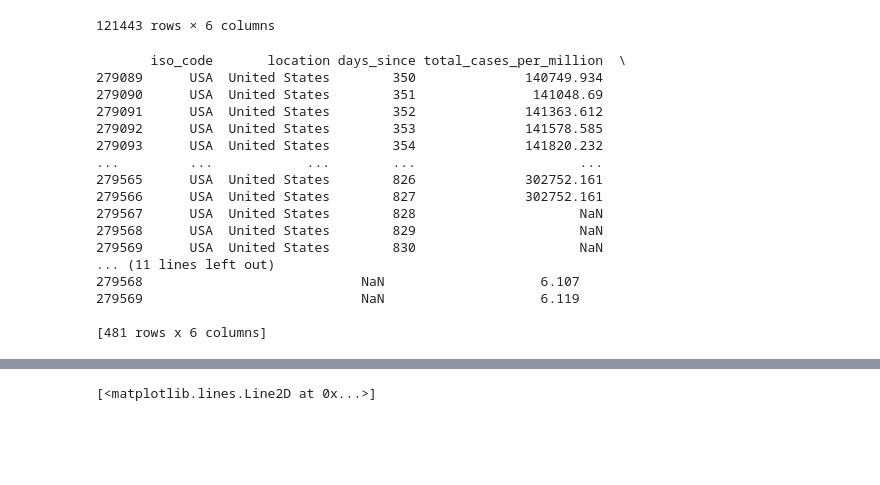
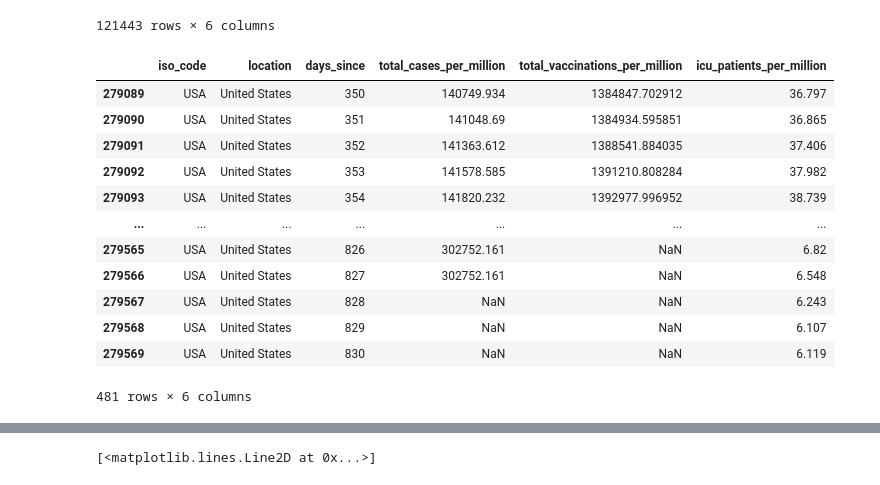
Before and after one commit to tubbsyal/BEE2024_p3, a Jupyter notebook: Part3_1Notebook.ipynb, the cells around one changed output, grey strips where cells are left out. Drawn from its saved outputs; the diff is of its cells as text; code cells hidden in the pictures; blank space fills up the shorter version.

```diff
--- a/Part3_1Notebook.ipynb
+++ b/Part3_1Notebook.ipynb
@@ -109,26 +95,22 @@ df2
 # %%
 df3 = df2.loc[df2['location']== 'United States']
 df4 = df2.loc[df2['location']== 'Chile']
 df5 = df2.loc[df2['location']== 'South Korea']
 df6 = df2.loc[df2['location']== 'France']
-print(df3)
+df3
 # %% [output]
+|  | iso_code | location | days_since | total_cases_per_million | total_vaccinations_per_million | icu_patients_per_million |
+| 279089 | USA | United States | 350 | 140749.934 | 1384847.702912 | 36.797 |
+| 279090 | USA | United States | 351 | 141048.69 | 1384934.595851 | 36.865 |
+| 279091 | USA | United States | 352 | 141363.612 | 1388541.884035 | 37.406 |
+| 279092 | USA | United States | 353 | 141578.585 | 1391210.808284 | 37.982 |
+| 279093 | USA | United States | 354 | 141820.232 | 1392977.996952 | 38.739 |
+| ... | ... | ... | ... | ... | ... | ... |
+| 279565 | USA | United States | 826 | 302752.161 | NaN | 6.82 |
+| 279566 | USA | United States | 827 | 302752.161 | NaN | 6.548 |
+| 279567 | USA | United States | 828 | NaN | NaN | 6.243 |
+| 279568 | USA | United States | 829 | NaN | NaN | 6.107 |
+| 279569 | USA | United States | 830 | NaN | NaN | 6.119 |
-       iso_code       location days_since total_cases_per_million  \
-279089      USA  United States        350              140749.934
-279090      USA  United States        351               141048.69
-279091      USA  United States        352              141363.612
-279092      USA  United States        353              141578.585
-279093      USA  United States        354              141820.232
-...         ...            ...        ...                     ...
-279565      USA  United States        826              302752.161
-279566      USA  United States        827              302752.161
-279567      USA  United States        828                     NaN
-279568      USA  United States        829                     NaN
-279569      USA  United States        830                     NaN
-... (11 lines left out)
-279568                            NaN                    6.107
-279569                            NaN                    6.119
-
-[481 rows x 6 columns]
+481 rows × 6 columns
 # %%
 
```
Also changed, not shown: parts of 2 cells of this notebook.
